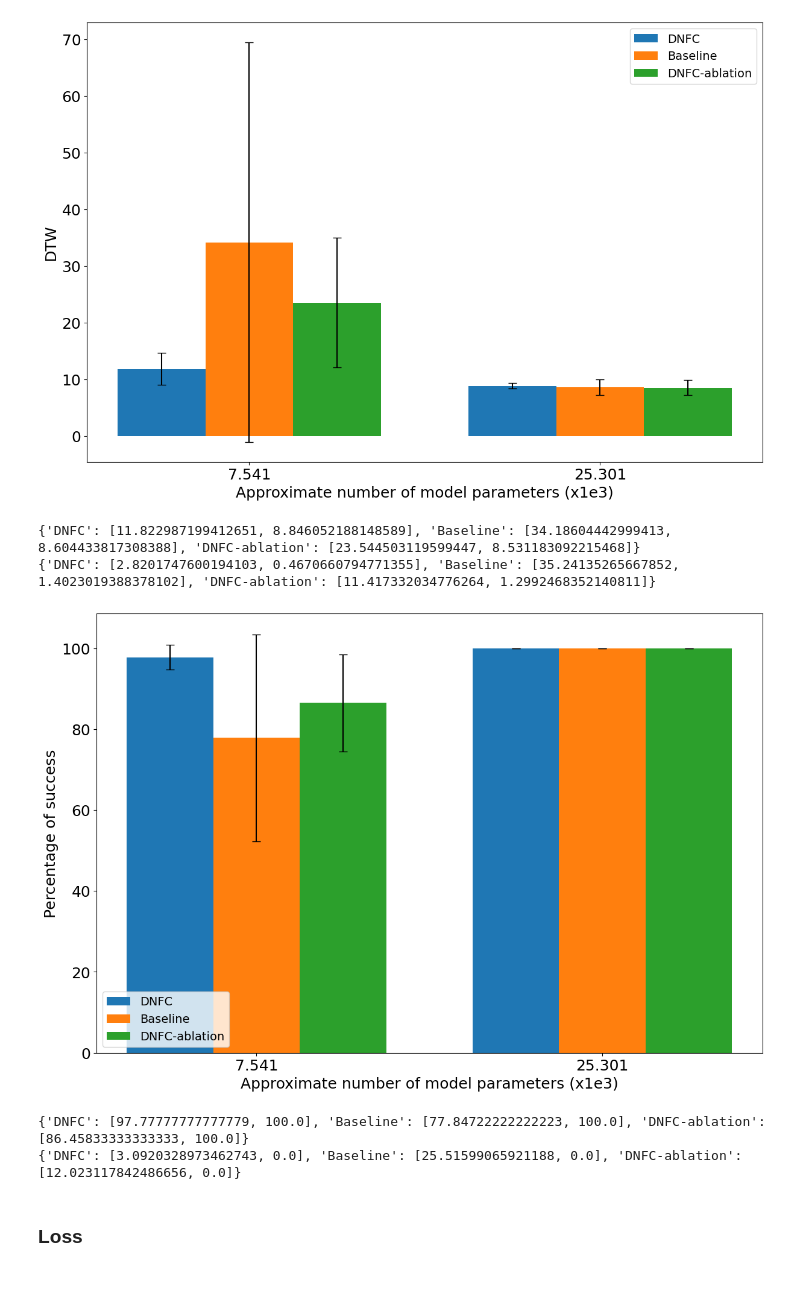
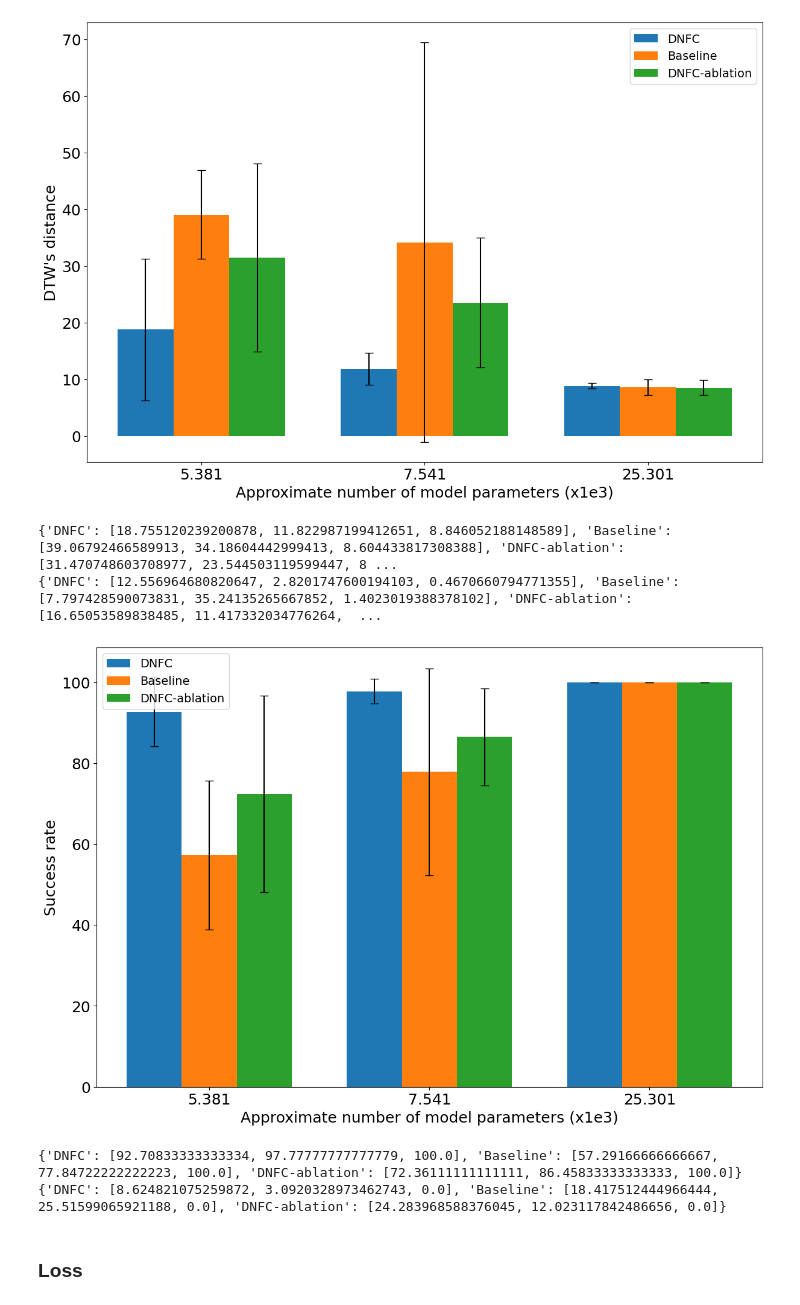
Before and after one commit to arash-mehrabi-z/dnfc-torobo, a Jupyter notebook: feedback_controller/fbc/neural_network/get_results.ipynb, the cells around one changed output. Saved outputs shown, nothing was run; the diff lists cells and outputs as text; code cells hidden in the pictures.

```diff
--- a/feedback_controller/fbc/neural_network/get_results.ipynb
+++ b/feedback_controller/fbc/neural_network/get_results.ipynb
@@ -13,3 +15,8 @@ from scipy.stats import ttest_ind
 plt.rcParams['font.size'] = 18
 plt.rc('font', size=18)
 plt.rc('legend', fontsize=14)
+# %%
+root_dir = "/home/arash/catkin_ws/src/feedback_controller/fbc/neural_network/results/"
+model_params_list = [5.381, 7.541, 25.301]
+
+kin = TorKin()
@@ -74,15 +93,16 @@ stats_abl = {
     'dtw_arr' : [],
 }
 # %%
-root_dir = "/home/arash/catkin_ws/src/feedback_controller/fbc/neural_network/results/"
-model_params_list = [7.541, 25.301]
-
 for num_params in model_params_list:
     model_dir = os.path.join(root_dir, f"trajs:360_blocks:3_triangle_v_{num_params}K/ep:1000/")
     for is_not_abl in [True, False]:
         file_dir = os.path.join(model_dir, f"on_v_custl_mse_1e-05_{is_not_abl}")
         file_path = os.path.join(file_dir, "perf.csv")
         df = pd.read_csv(file_path)
+        dnfc_succ = df['dnfc_succ']*100
+        dnfc_dtw = df['dnfc_dtw']
+        basel_succ = df['basel_succ']*100
+        basel_dtw = df['basel_dtw']
 
         df['train_round'] = df.groupby('eps_num').cumcount() + 1
         round_means = df.groupby('train_round')[['dnfc_succ', 'basel_succ',
@@ -96,21 +116,21 @@ for num_params in model_params_list:
             stats_model['dtw_mean'].append(overall_mean['dnfc_dtw'])
             stats_base['dtw_mean'].append(overall_mean['basel_dtw'])
 
-            stats_model['succ_arr'].append(round_means['dnfc_succ'].tolist())
-            stats_model['dtw_arr'].append(round_means['dnfc_dtw'].tolist())
+            stats_model['succ_arr'].append(dnfc_succ.tolist())#round_means['dnfc_succ'].tolist())
+            stats_model['dtw_arr'].append(dnfc_dtw.tolist())#round_means['dnfc_dtw'].tolist())
 
             stats_model['succ_std'].append(overall_std['dnfc_succ'] * 100.0)
             stats_base['succ_std'].append(overall_std['basel_succ'] * 100.0)
             stats_model['dtw_std'].append(overall_std['dnfc_dtw'])
             stats_base['dtw_std'].append(overall_std['basel_dtw'])
 
-            stats_base['succ_arr'].append(round_means['basel_succ'].tolist())
-            stats_base['dtw_arr'].append(round_means['basel_dtw'].tolist())
+            stats_base['succ_arr'].append(basel_succ.tolist())#round_means['basel_succ'].tolist())
+            stats_base['dtw_arr'].append(basel_dtw.tolist())#round_means['basel_dtw'].tolist())
         else:
             stats_abl['succ_mean'].append(overall_mean['dnfc_succ'] * 100.0)
             stats_abl['succ_std'].append(overall_std['dnfc_succ'] * 100.0)
             stats_abl['dtw_mean'].append(overall_mean['dnfc_dtw'])
             stats_abl['dtw_std'].append(overall_std['dnfc_dtw'])
 
-            stats_abl['succ_arr'].append(round_means['dnfc_succ'].tolist())
-            stats_abl['dtw_arr'].append(round_means['dnfc_dtw'].tolist())
+            stats_abl['succ_arr'].append(dnfc_succ.tolist())#round_means['dnfc_succ'].tolist())
+            stats_abl['dtw_arr'].append(dnfc_dtw.tolist())#round_means['dnfc_dtw'].tolist())
@@ -232,7 +265,7 @@ for attribute, measurement in Ys.items():
     multiplier += 1
 
 # Add some text for labels, title and custom x-axis tick labels, etc.
-ax.set_ylabel('DTW')
+ax.set_ylabel("DTW's distance")
 ax.set_xlabel("Approximate number of model parameters (x1e3)")
 # ax.set_title('Robot Endpoint-Target Distance')
 ax.set_xticks(x + width, model_params_list)
@@ -244,9 +277,9 @@ plt.show()
 print(Ys)
 print(errors)
 # %% [output]
-[figure, old version]
+[figure, new version]
-{'DNFC': [11.822987199412651, 8.846052188148589], 'Baseline': [34.18604442999413, 8.604433817308388], 'DNFC-ablation': [23.544503119599447, 8.531183092215468]}
-{'DNFC': [2.8201747600194103, 0.4670660794771355], 'Baseline': [35.24135265667852, 1.4023019388378102], 'DNFC-ablation': [11.417332034776264, 1.2992468352140811]}
+{'DNFC': [18.755120239200878, 11.822987199412651, 8.846052188148589], 'Baseline': [39.06792466589913, 34.18604442999413, 8.604433817308388], 'DNFC-ablation': [31.470748603708977, 23.544503119599447, 8 ...
+{'DNFC': [12.556964680820647, 2.8201747600194103, 0.4670660794771355], 'Baseline': [7.797428590073831, 35.24135265667852, 1.4023019388378102], 'DNFC-ablation': [16.65053589838485, 11.417332034776264,  ...
 # %%
 Ys = {
     'DNFC': [x for x in stats_model['succ_mean']],
@@ -261,37 +294,37 @@ errors = {
     'DNFC-ablation': [x for x in stats_abl['succ_std']],
     # 'DNFC-ablation': [x for x in stats['dist_sem_mse']],
 }
 
 x = np.arange(len(model_params_list))  # the label locations
 width = 0.25  # the width of the bars
 multiplier = 0
 
 fig, ax = plt.subplots(layout='constrained', figsize=(12, 8))
 
 for attribute, measurement in Ys.items():
     offset = width * multiplier
     # print(attribute)
     rects = ax.bar(x + offset, measurement, width, label=attribute, yerr=errors[attribute],
                    error_kw={'capsize': 5})
     # ax.bar_label(rects, fmt='%.2f', padding=3)
     multiplier += 1
 
 # Add some text for labels, title and custom x-axis tick labels, etc.
-ax.set_ylabel('Percentage of success')
+ax.set_ylabel('Success rate')
 ax.set_xlabel("Approximate number of model parameters (x1e3)")
 # ax.set_title('Robot Endpoint-Target Distance')
 ax.set_xticks(x + width, model_params_list)
 # ax.legend(loc='upper left', ncols=3)
 ax.legend()
 # ax.set_ylim(0, 250)
 plt.savefig(os.path.join(os.getcwd(), "paper/succ.png"))
 plt.show()
 print(Ys)
 print(errors)
 # %% [output]
-[figure, old version]
+[figure, new version]
-{'DNFC': [97.77777777777779, 100.0], 'Baseline': [77.84722222222223, 100.0], 'DNFC-ablation': [86.45833333333333, 100.0]}
-{'DNFC': [3.0920328973462743, 0.0], 'Baseline': [25.51599065921188, 0.0], 'DNFC-ablation': [12.023117842486656, 0.0]}
+{'DNFC': [92.70833333333334, 97.77777777777779, 100.0], 'Baseline': [57.29166666666667, 77.84722222222223, 100.0], 'DNFC-ablation': [72.36111111111111, 86.45833333333333, 100.0]}
+{'DNFC': [8.624821075259872, 3.0920328973462743, 0.0], 'Baseline': [18.417512444966444, 25.51599065921188, 0.0], 'DNFC-ablation': [24.283968588376045, 12.023117842486656, 0.0]}
 # %%
 bin_no = 5
 
```
Also changed, not shown: parts of 19 cells of this notebook, 11 other files.
